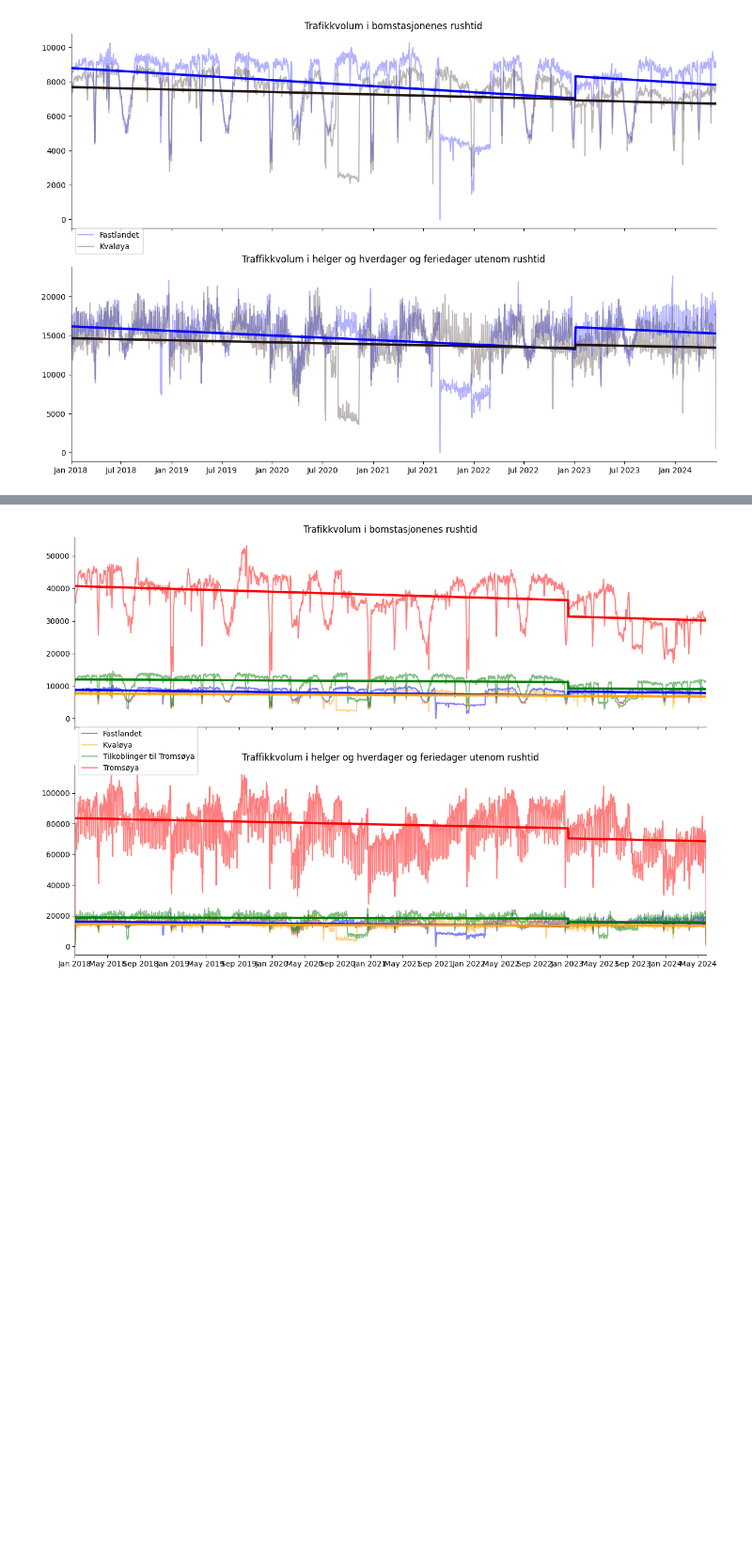
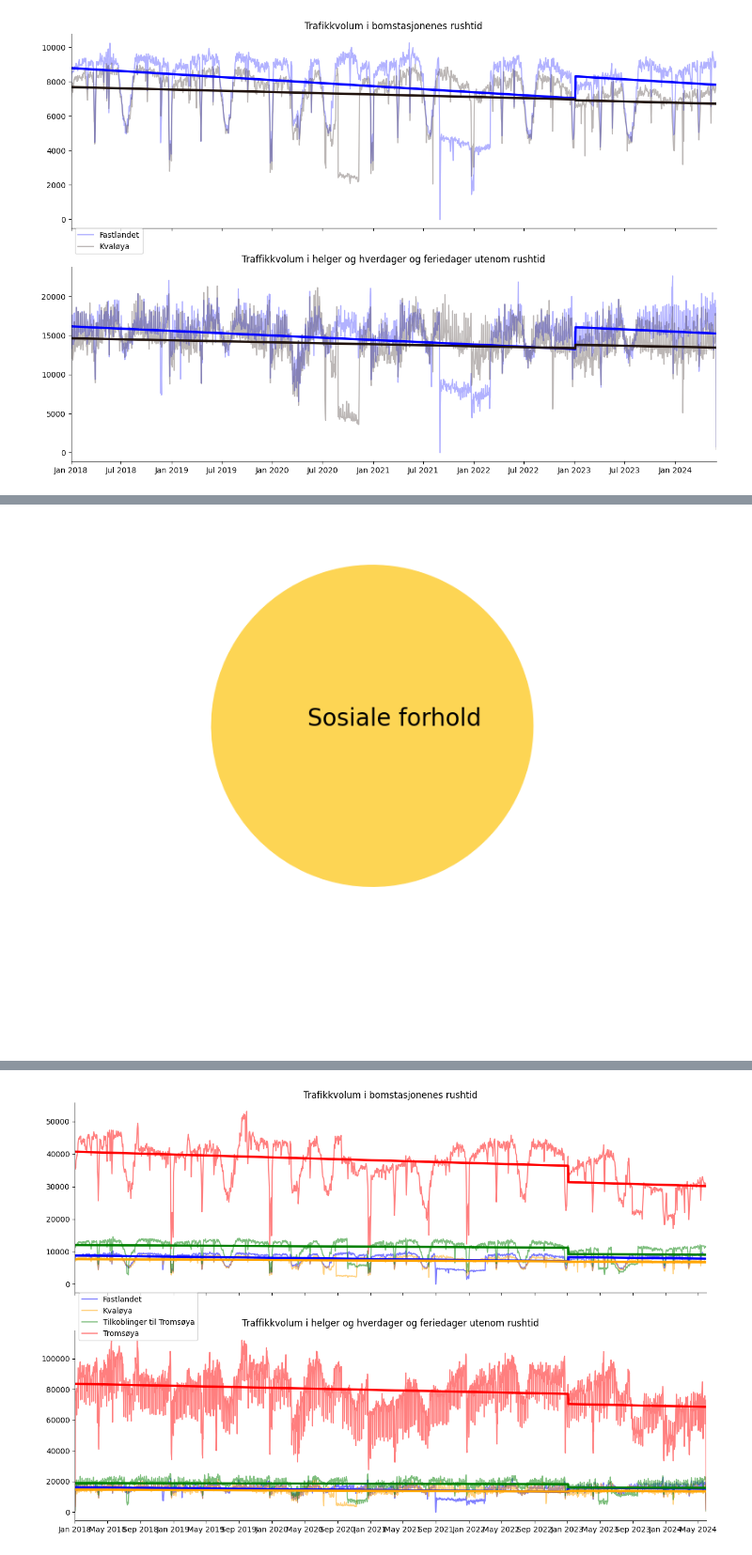
Before and after one commit to Danieljoha/Uit, a Jupyter notebook: Year 2/Semester 2/SOK-2011/Presentasjon/Untitled-1.ipynb, the cells around one changed output, grey strips where cells are left out. Shown at 94% size. Drawn from its saved outputs; the diff is of its cells as text; code cells hidden in the pictures; blank space fills up the shorter version.

```diff
--- a/Year 2/Semester 2/SOK-2011/Presentasjon/Untitled-1.ipynb
+++ b/Year 2/Semester 2/SOK-2011/Presentasjon/Untitled-1.ipynb
@@ -530,0 +590,52 @@ plt.savefig('lm_bil_daglig_bompenger_utenom.png', bbox_inches='tight', dpi=300)
+# %%
+#lets make a venn diagram for bærekraftig utvikling
+
+#Miljø at the bottom left
+
+#Økonomi at the top
+
+#Sosiale forhold at the bottom right
+
+import matplotlib.pyplot as plt
+from matplotlib_venn import venn3
+plt.figure(figsize=(8, 8), facecolor="none")
+venn = venn3(subsets=(1, 1, 1, 1, 1, 1, 1), set_labels=('', '', ''))
+
+
+
+# Set the colors
+venn.get_label_by_id('100').set_text('') #Miljø og klima
+venn.get_label_by_id('001').set_text('') #Økonomisk utvikling
+venn.get_label_by_id('010').set_text('') #Sosiale forhold\nSosial tillitt
+venn.get_label_by_id('110').set_text('') #Bærekraftig \nsosialt og miljømessig
+venn.get_label_by_id('101').set_text('') #Levedyktig
+venn.get_label_by_id('011').set_text('') #Rettferdighet
+venn.get_label_by_id('111').set_text('') #Bærekraftig utvikling
+
+
+
+# Set the alpha for better visibility
+for patch in venn.patches:
+    patch.set_alpha(0.6)
+    patch.set_edgecolor('none')
+    patch.set_color('none')
+
+
+
+
+venn.get_patch_by_id('010').set_color('#fdd554')
+venn.get_patch_by_id('110').set_color('#fdd554')
+venn.get_patch_by_id('011').set_color('#fdd554')
+venn.get_patch_by_id('111').set_color('#fdd554')
+
+venn.get_patch_by_id('010').set_alpha(1)
+venn.get_patch_by_id('110').set_alpha(1)
+venn.get_patch_by_id('011').set_alpha(1)
+venn.get_patch_by_id('111').set_alpha(1)
+
+#text in middle
+plt.text(0, 0.1, 'Sosiale forhold', color='black', fontsize=20)
+
+plt.savefig('Bærekraftig_utvikling2.png', bbox_inches='tight', dpi=300, transparent=True)
+# %% [output]
+[figure, added]
```
Also changed, not shown: parts of 15 cells of this notebook, 30 other files.
